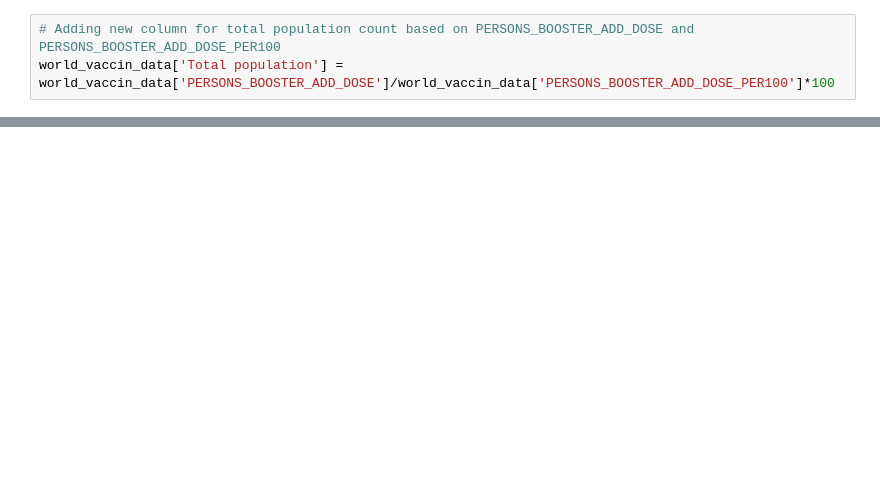
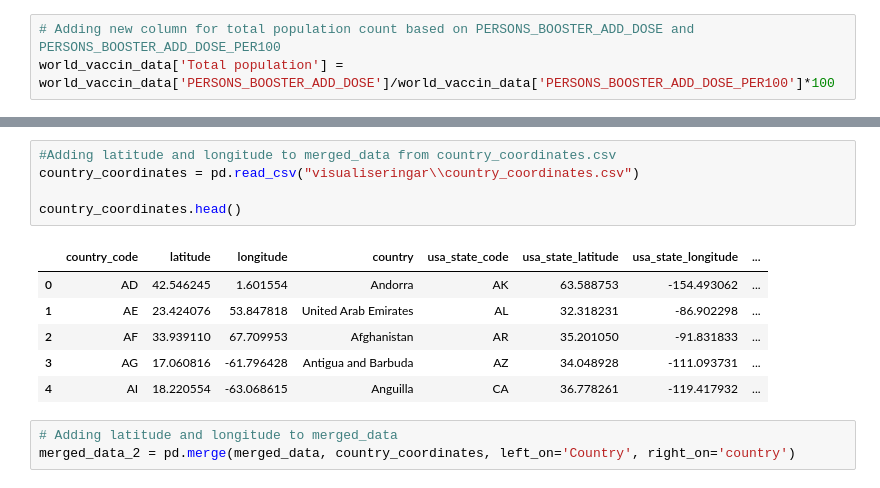
Before and after one commit to yomo001/databehandling-YOUNIS-MOUSSAVI, a Jupyter notebook: Laboration/lab1_uppgift4.ipynb, the cells around one changed output, grey strips where cells are left out. Cells and saved outputs as stored; diff of their text form; blank space fills up the shorter version.

```diff
--- a/Laboration/lab1_uppgift4.ipynb
+++ b/Laboration/lab1_uppgift4.ipynb
@@ -95,0 +144,15 @@ world_vaccu_data.head()
+# %%
+#Adding latitude and longitude to merged_data from country_coordinates.csv
+country_coordinates = pd.read_csv("visualiseringar\\country_coordinates.csv")
+
+country_coordinates.head()
+# %% [output]
+|  | country_code | latitude | longitude | country | usa_state_code | usa_state_latitude | usa_state_longitude | ... |
+| 0 | AD | 42.546245 | 1.601554 | Andorra | AK | 63.588753 | -154.493062 | ... |
+| 1 | AE | 23.424076 | 53.847818 | United Arab Emirates | AL | 32.318231 | -86.902298 | ... |
+| 2 | AF | 33.939110 | 67.709953 | Afghanistan | AR | 35.201050 | -91.831833 | ... |
+| 3 | AG | 17.060816 | -61.796428 | Antigua and Barbuda | AZ | 34.048928 | -111.093731 | ... |
+| 4 | AI | 18.220554 | -63.068615 | Anguilla | CA | 36.778261 | -119.417932 | ... |
+# %%
+# Adding latitude and longitude to merged_data
+merged_data_2 = pd.merge(merged_data, country_coordinates, left_on='Country', right_on='country')
```
Also changed, not shown: parts of 17 cells of this notebook, 2 other files.
